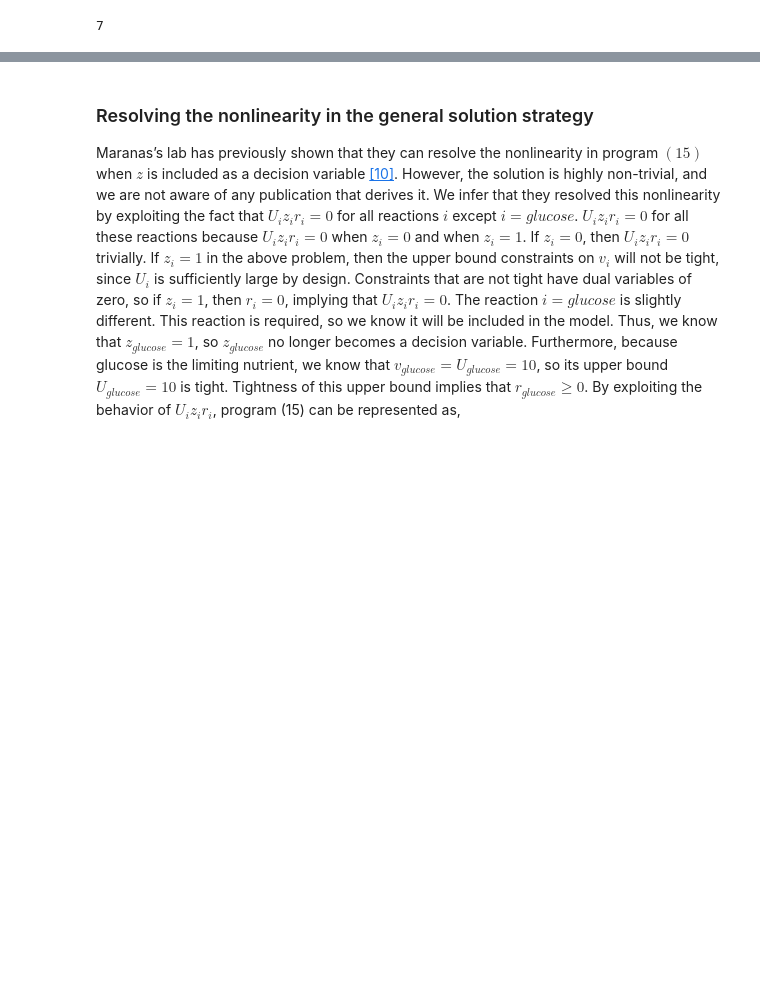
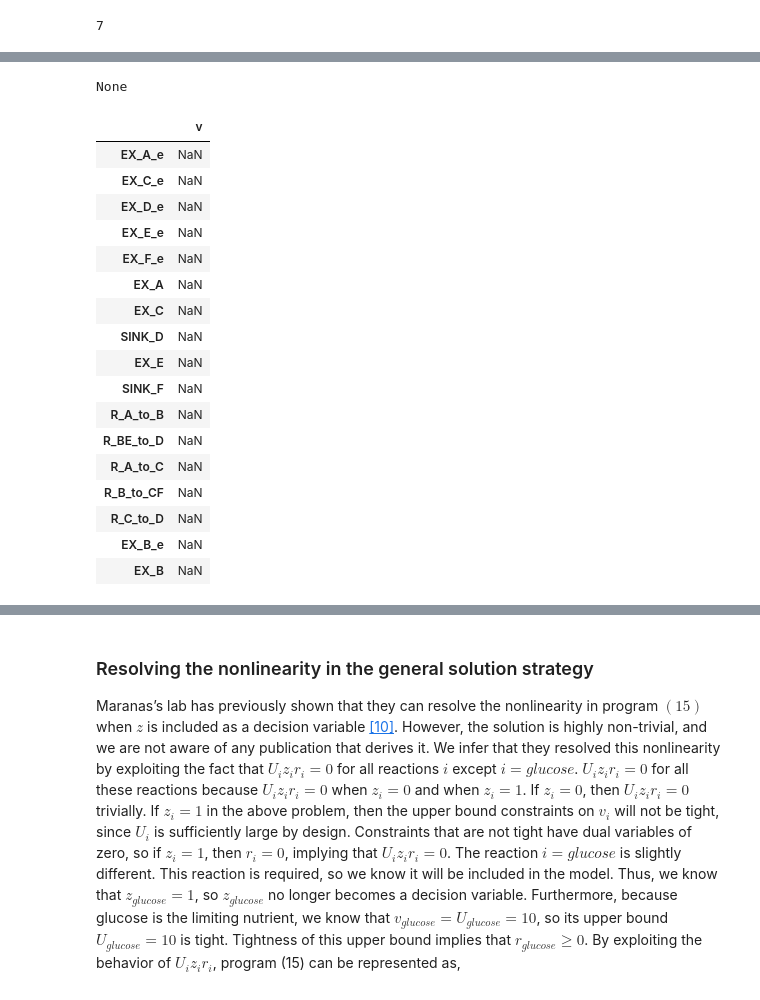
Before and after one commit to pnnl-predictive-phenomics/crop, a Jupyter notebook: docs/notebook/CROP_tests.ipynb, the cells around one changed output, grey strips where cells are left out. Cells and saved outputs as stored; diff of their text form; code cells hidden in the pictures; blank space fills up the shorter version.

```diff
--- a/docs/notebook/CROP_tests.ipynb
+++ b/docs/notebook/CROP_tests.ipynb
@@ -129,0 +97,45 @@ where $\Omega_i$ represents a loose upper bound on the elements of the vector $r
+# %%
+
+nmets, nrxns = stoich_matrix.shape
+mets, rxns = stoich_matrix.index, stoich_matrix.columns
+S = stoich_matrix.values
+
+
+internal_mets = [m for m in stoich_matrix.index if '_c' in m]
+
+c = np.zeros(nrxns)
+c[idx('SINK_D')] = 1
+v = cvx.Variable(nrxns)
+
+primal_lp = cvx.Problem(
+    cvx.Maximize( v[idx('SINK_D')]),
+    [S@v == 0,
+     0   <= v,
+     10  >= v[idx('EX_A_e')]
+    ]
+)
+
+primal_lp.solve(solver=cvx.SCIPY, verbose=True )
+reactions = pd.DataFrame( v.value, index=rxns, columns=['v'])
+display( primal_lp.constraints[1].dual_value)
+display(reactions)
+# %% [output]
+None
+|  | v |
+| EX_A_e | NaN |
+| EX_C_e | NaN |
+| EX_D_e | NaN |
+| EX_E_e | NaN |
+| EX_F_e | NaN |
+| EX_A | NaN |
+| EX_C | NaN |
+| SINK_D | NaN |
+| EX_E | NaN |
+| SINK_F | NaN |
+| R_A_to_B | NaN |
+| R_BE_to_D | NaN |
+| R_A_to_C | NaN |
+| R_B_to_CF | NaN |
+| R_C_to_D | NaN |
+| EX_B_e | NaN |
+| EX_B | NaN |
```
Also changed, not shown: parts of 5 cells of this notebook, 2 other files.
